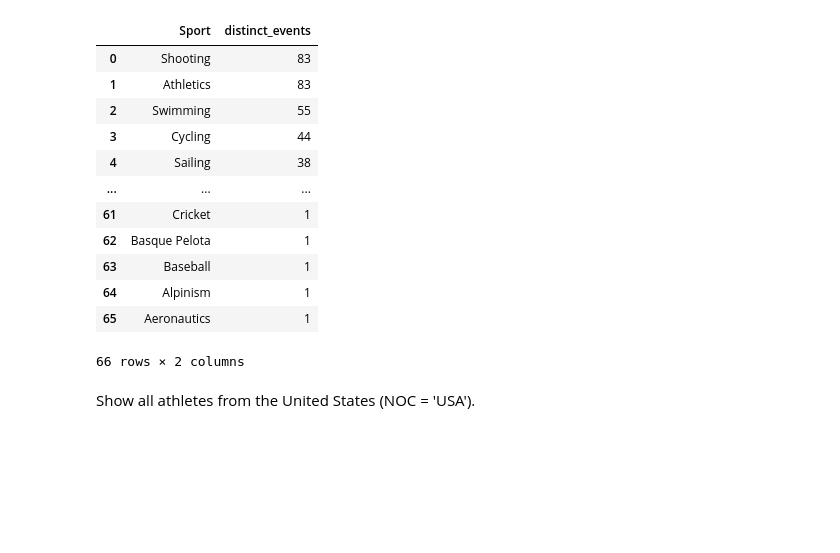
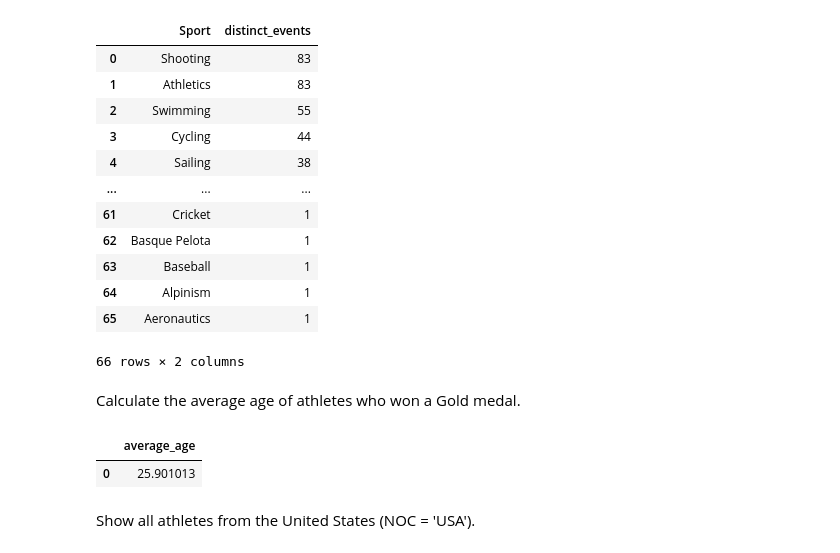
Before and after one commit to egitonga395/kamilimu_assignments, a Jupyter notebook: Ericksqlassignment.ipynb, the cells around one changed output. Saved outputs shown, nothing was run; the diff lists cells and outputs as text; code cells hidden in the pictures; blank space fills up the shorter version.

```diff
--- a/Ericksqlassignment.ipynb
+++ b/Ericksqlassignment.ipynb
@@ -73,6 +81,17 @@ ORDER BY COUNT(DISTINCT event) DESC
 | 64 | Alpinism | 1 |
 | 65 | Aeronautics | 1 |
 66 rows × 2 columns
+# %% [markdown]
+Calculate the average age of athletes who won a Gold medal.
+# %%
+pd.read_sql_query("""
+SELECT AVG(age) AS average_age
+FROM athletes_table
+WHERE medal = 'Gold'
+""", conn)
+# %% [output]
+|  | average_age |
+| 0 | 25.901013 |
 # %% [markdown]
 Show all athletes from the United States (NOC = 'USA').
 # %%
```
Also changed, not shown: parts of 19 cells of this notebook.
